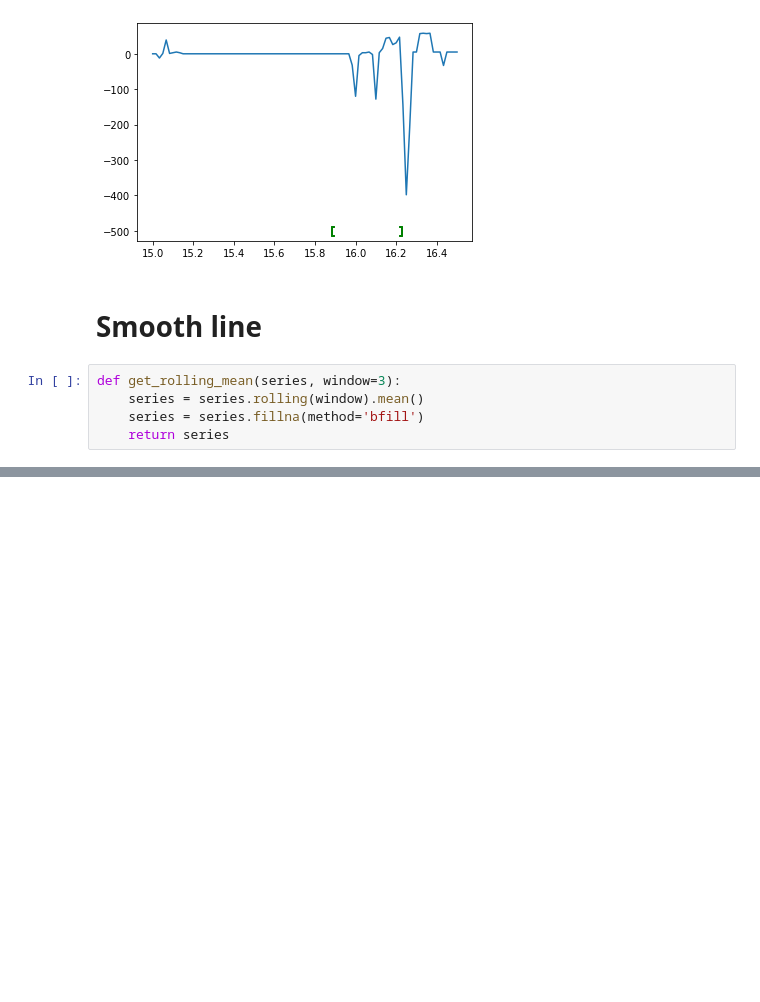
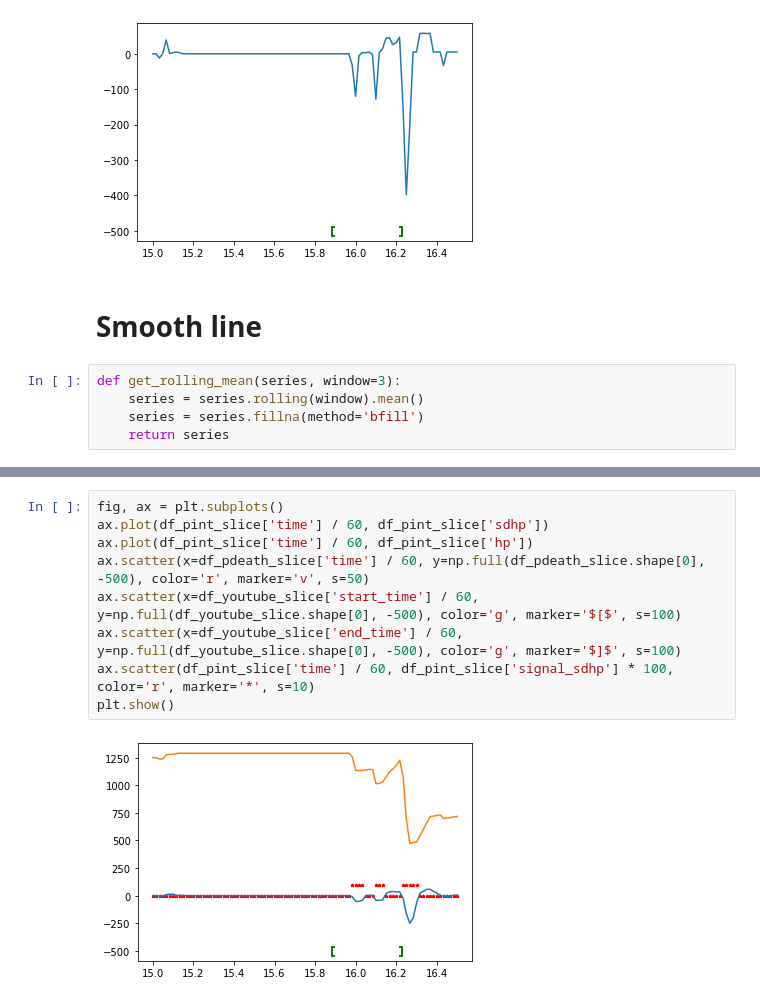
Before and after one commit to arch1baald/woodota, a Jupyter notebook: notebooks/viz-hp-youtube.ipynb, the cells around one changed output, grey strips where cells are left out. Saved outputs shown, nothing was run; the diff lists cells and outputs as text; blank space fills up the shorter version.

```diff
--- a/notebooks/viz-hp-youtube.ipynb
+++ b/notebooks/viz-hp-youtube.ipynb
@@ -269,0 +297,11 @@ plt.show()
+# %%
+fig, ax = plt.subplots()
+ax.plot(df_pint_slice['time'] / 60, df_pint_slice['sdhp'])
+ax.plot(df_pint_slice['time'] / 60, df_pint_slice['hp'])
+ax.scatter(x=df_pdeath_slice['time'] / 60, y=np.full(df_pdeath_slice.shape[0], -500), color='r', marker='v', s=50)
+ax.scatter(x=df_youtube_slice['start_time'] / 60, y=np.full(df_youtube_slice.shape[0], -500), color='g', marker='$[$', s=100)
+ax.scatter(x=df_youtube_slice['end_time'] / 60, y=np.full(df_youtube_slice.shape[0], -500), color='g', marker='$]$', s=100)
+ax.scatter(df_pint_slice['time'] / 60, df_pint_slice['signal_sdhp'] * 100, color='r', marker='*', s=10)
+plt.show()
+# %% [output]
+[figure, added]
```
Also changed, not shown: parts of 8 cells of this notebook, 2 other files.
